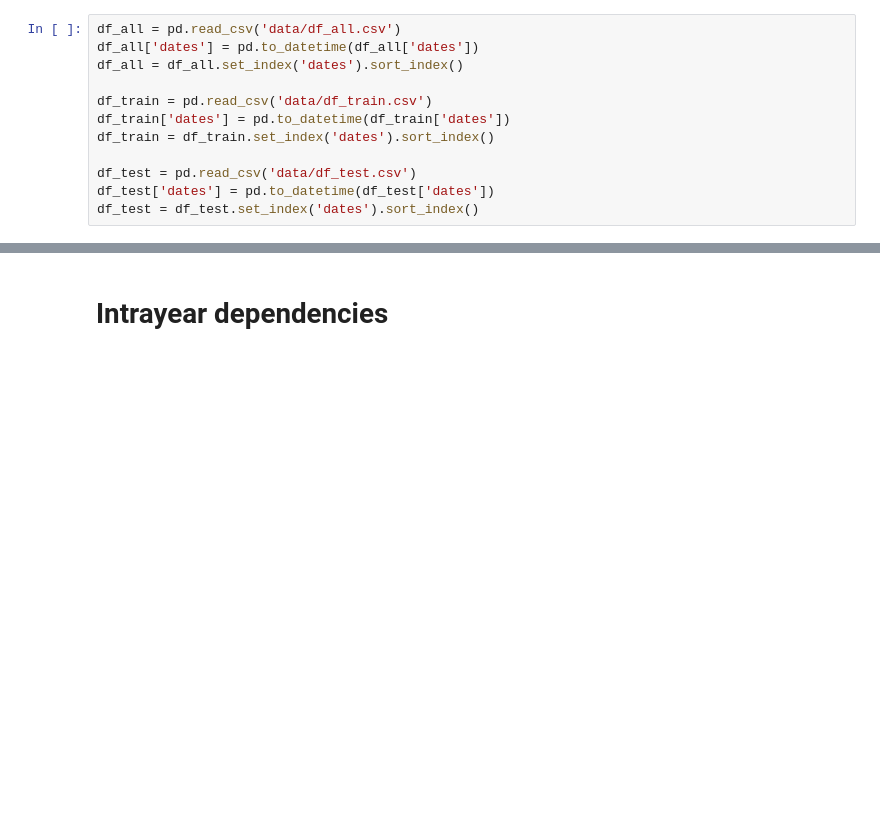
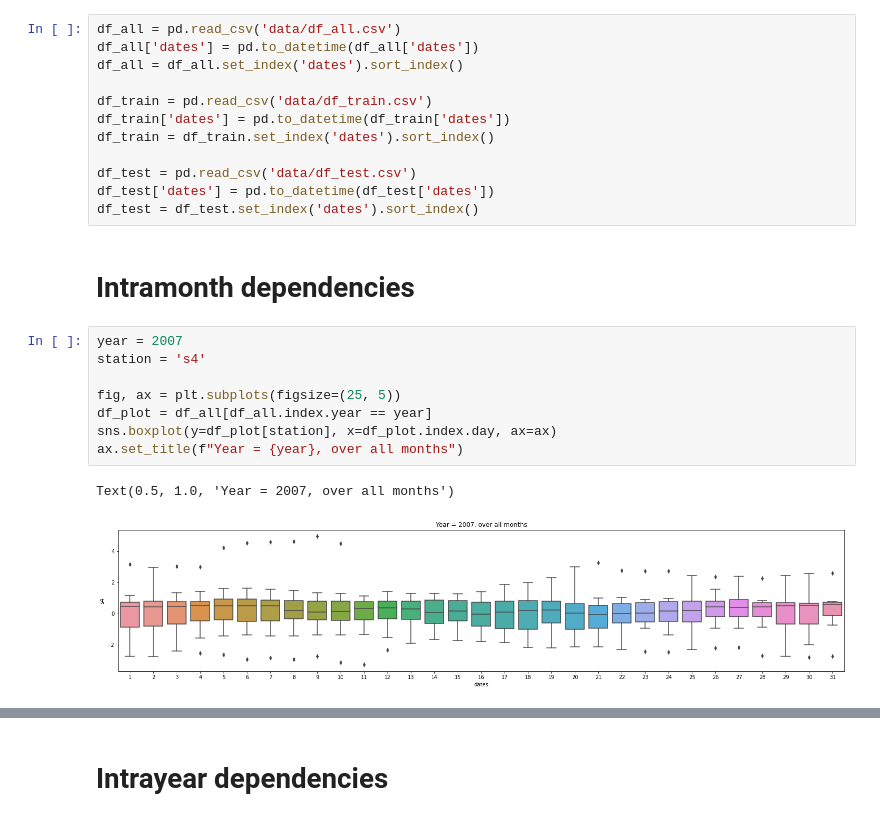
Before and after one commit to saschagaudlitz/Flash, a Jupyter notebook: visualize.ipynb, the cells around one changed output, grey strips where cells are left out. Saved outputs shown, nothing was run; the diff lists cells and outputs as text; blank space fills up the shorter version.

```diff
--- a/visualize.ipynb
+++ b/visualize.ipynb
@@ -38,3 +38,16 @@ df_train = df_train.set_index('dates').sort_index()
 df_test = pd.read_csv('data/df_test.csv')
 df_test['dates'] = pd.to_datetime(df_test['dates'])
 df_test = df_test.set_index('dates').sort_index()
+# %% [markdown]
+# Intramonth dependencies
+# %%
+year = 2007
+station = 's4'
+
+fig, ax = plt.subplots(figsize=(25, 5))
+df_plot = df_all[df_all.index.year == year]
+sns.boxplot(y=df_plot[station], x=df_plot.index.day, ax=ax)
+ax.set_title(f"Year = {year}, over all months")
+# %% [output]
+Text(0.5, 1.0, 'Year = 2007, over all months')
+[figure, added]
```
Also changed, not shown: parts of 15 cells of this notebook, 2 other files.
